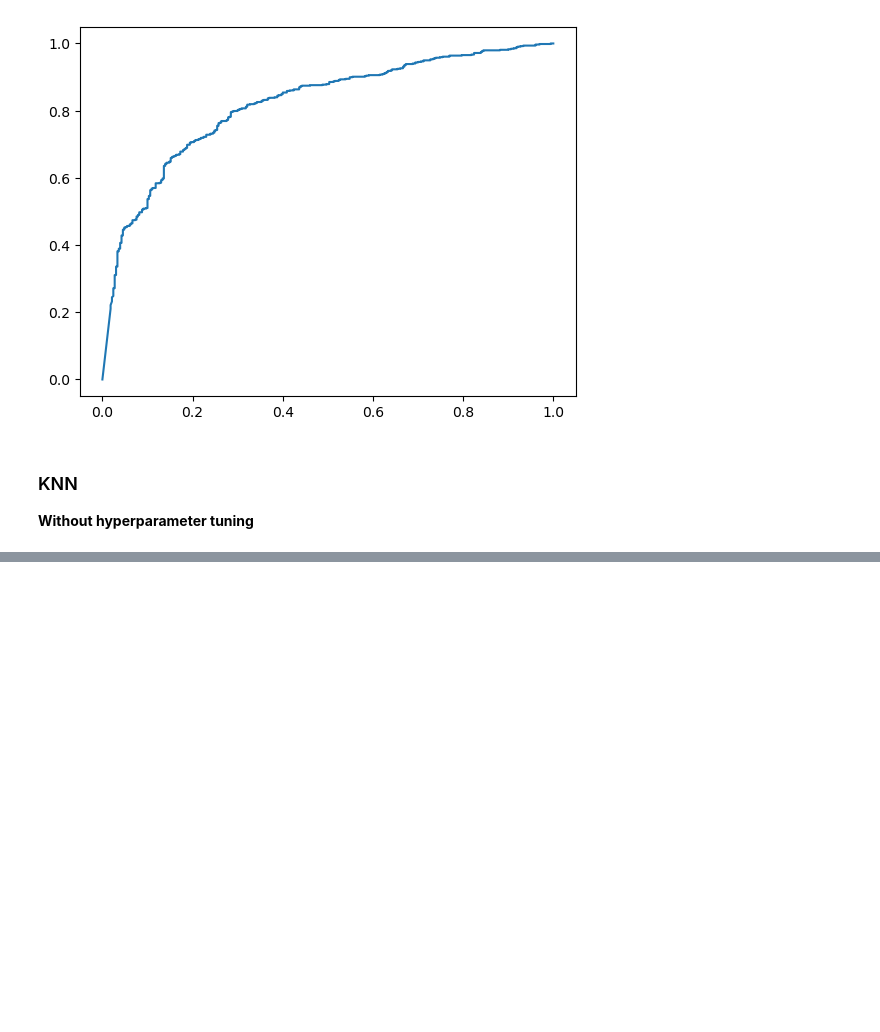
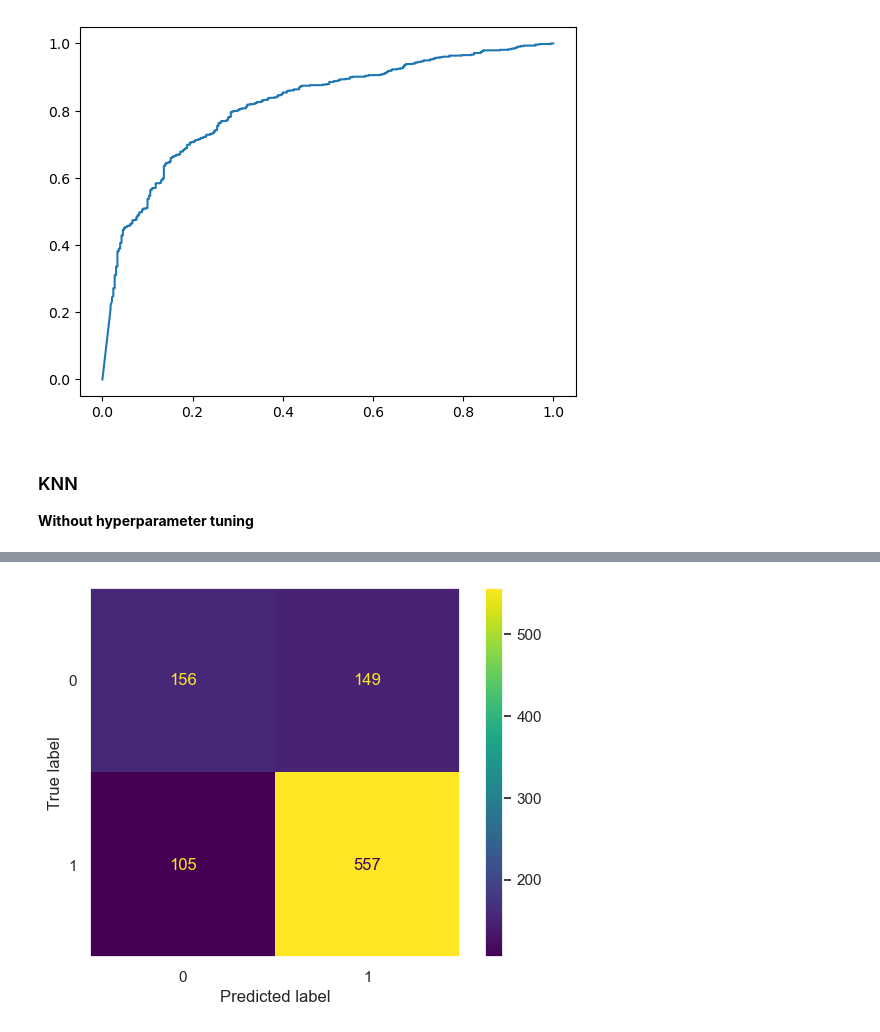
Before and after one commit to Sahilkhan-34/Exploratory_data_analysis_EDA, a Jupyter notebook: Telecom_Customer_Churn/TelecomCustomerChurn_Model_developement.ipynb, the cells around one changed output, grey strips where cells are left out. Saved outputs shown, nothing was run; the diff lists cells and outputs as text; code cells hidden in the pictures; blank space fills up the shorter version.

```diff
--- a/Telecom_Customer_Churn/TelecomCustomerChurn_Model_developement.ipynb
+++ b/Telecom_Customer_Churn/TelecomCustomerChurn_Model_developement.ipynb
@@ -609,0 +719,89 @@ AttributeError: 'Flags' object has no attribute 'c_contiguous'
+# %%
+# import packages
+import pandas as pd
+import numpy as np
+import matplotlib.pyplot as plt
+import seaborn as sns
+
+sns.set_theme(color_codes=True)                   # To get diffent different colors
+pd.set_option('display.max_columns', None)       # To display the max columns
+from sklearn.model_selection import train_test_split
+from sklearn.metrics import accuracy_score,precision_score,recall_score,f1_score,classification_report,roc_auc_score,roc_curve
+from sklearn.metrics import confusion_matrix,ConfusionMatrixDisplay
+
+# read
+df = pd.read_csv(r"C:\Users\sahil\OneDrive\Python Self\EDA\Telecom_Customer_Churn\Preprocessed_Telecom_data.csv")
+
+#
+X = df.drop('Customer Status', axis=1)
+y = df['Customer Status']
+##
+X_train,X_test,y_train,y_test = train_test_split(X,y,test_size=0.2,random_state=0)
+
+## outliers
+from scipy import stats
+
+# Define the columns for which you want to remove outliers
+selected_columns = ['Number of Dependents', 'Avg Monthly GB Download', 'Total Refunds',
+                    'Total Extra Data Charges', 'Total Long Distance Charges', 'Total Revenue']
+
+# Calculate the Z-scores for the selected columns in the training data
+z_scores = np.abs(stats.zscore(X_train[selected_columns]))
+
+# Set a threshold value for outlier detection (e.g., 3)
+threshold = 3
+
+# Find the indices of outliers based on the threshold
+outlier_indices = np.where(z_scores > threshold)[0]
+
+# Remove the outliers from the training data
+X_train = X_train.drop(X_train.index[outlier_indices])
+y_train = y_train.drop(y_train.index[outlier_indices])
+
+# model
+from sklearn.neighbors import KNeighborsClassifier
+KNN = KNeighborsClassifier()
+KNN.fit(X_train,y_train)
+
+#####################################################################################################3
+
+y_predictions = KNN.predict(X_test.values)
+
+#########################################################################################################3
+tn,fp,fn,tp=confusion_matrix(y_test,y_predictions).ravel()
+
+
+acc_knn=round(accuracy_score(y_test,y_predictions)*100,2)
+pre_knn=round(precision_score(y_test,y_predictions),2)
+rec_knn=round(recall_score(y_test,y_predictions),2)
+f1_knn=round(f1_score(y_test,y_predictions),2)
+
+print("accuracy is",acc_knn)
+print("prescision is",pre_knn)
+print("recall is",rec_knn)
+print("f1 score is",f1_knn)
+
+##################################################################################################################
+
+cmt=confusion_matrix(y_test,y_predictions)
+ConfusionMatrixDisplay(cmt).plot()
+plt.grid(False)
+plt.show()
+
+tn, fp, fn, tp = confusion_matrix(y_test,y_predictions).ravel()
+print("True negative:",tn)
+print("False postive:",fp)
+print("False negative:",fn)
+print("True postive:",tp)
+
+####################################################################################
+
+y_predict_prob = KNN.predict_proba(X_test.values)
+
+
+#####################################################################################3
+
+fpr, tpr, thresholds = roc_curve(y_test,y_predict_prob[:,1])
+plt.plot(fpr,tpr)
+plt.show()
+# %% [output]
@@ -609,0 +812 @@ AttributeError: 'Flags' object has no attribute 'c_contiguous'
+[figure, added]
```
Also changed, not shown: parts of 35 cells of this notebook.
